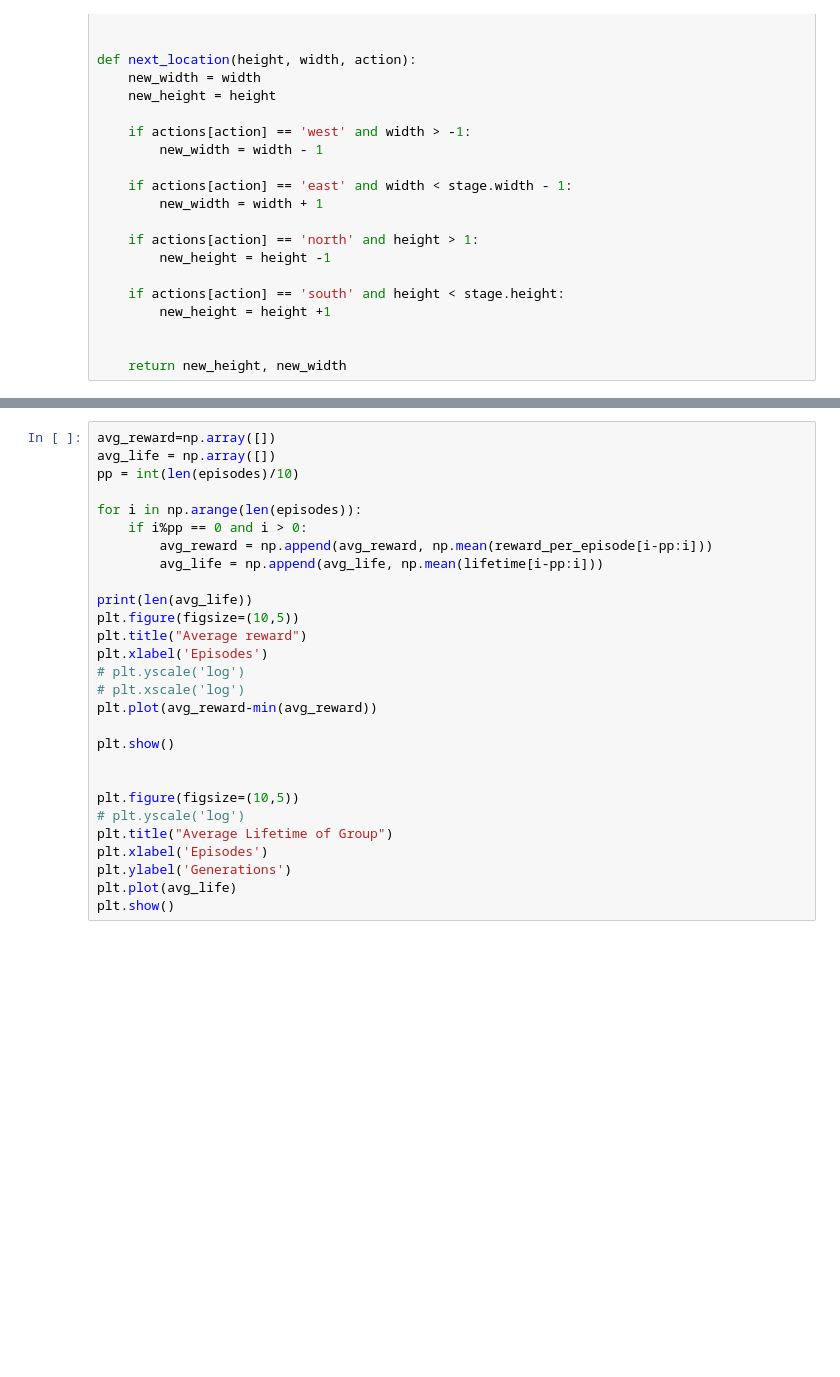
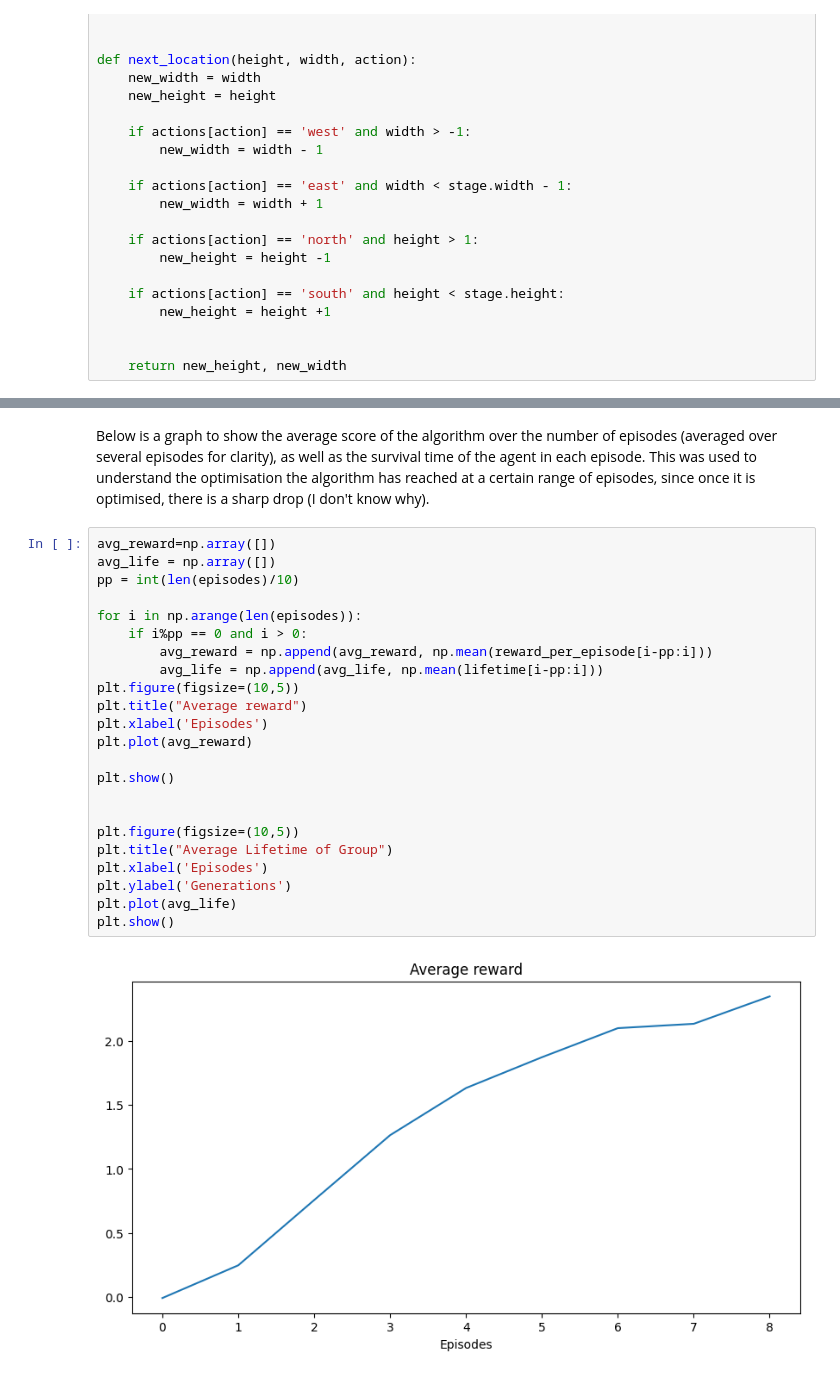
Before and after one commit to aethrvmn/Human-Diffusion, a Jupyter notebook: diffusion_process.ipynb, the cells around one changed output, grey strips where cells are left out. Saved outputs shown, nothing was run; the diff lists cells and outputs as text; blank space fills up the shorter version.

```diff
--- a/diffusion_process.ipynb
+++ b/diffusion_process.ipynb
@@ -180,28 +217,27 @@ plt.show()
+# %% [markdown]
+Below is a graph to show the average score of the algorithm over the number of episodes (averaged over several episodes for clarity), as well as the survival time of the agent in each episode. This was used to understand the optimisation the algorithm has reached at a certain range of episodes, since once it is optimised, there is a sharp drop (I don't know why).
 # %%
 avg_reward=np.array([])
 avg_life = np.array([])
 pp = int(len(episodes)/10)
 
 for i in np.arange(len(episodes)):
     if i%pp == 0 and i > 0:
         avg_reward = np.append(avg_reward, np.mean(reward_per_episode[i-pp:i]))
         avg_life = np.append(avg_life, np.mean(lifetime[i-pp:i]))
-
-print(len(avg_life))
 plt.figure(figsize=(10,5))
 plt.title("Average reward")
 plt.xlabel('Episodes')
-# plt.yscale('log')
-# plt.xscale('log')
-plt.plot(avg_reward-min(avg_reward))
+plt.plot(avg_reward)
 
 plt.show()
 
 
 plt.figure(figsize=(10,5))
-# plt.yscale('log')
 plt.title("Average Lifetime of Group")
 plt.xlabel('Episodes')
 plt.ylabel('Generations')
 plt.plot(avg_life)
 plt.show()
+# %% [output]
+[figure, added]
```
Also changed, not shown: parts of 13 cells of this notebook, 32 other files.
